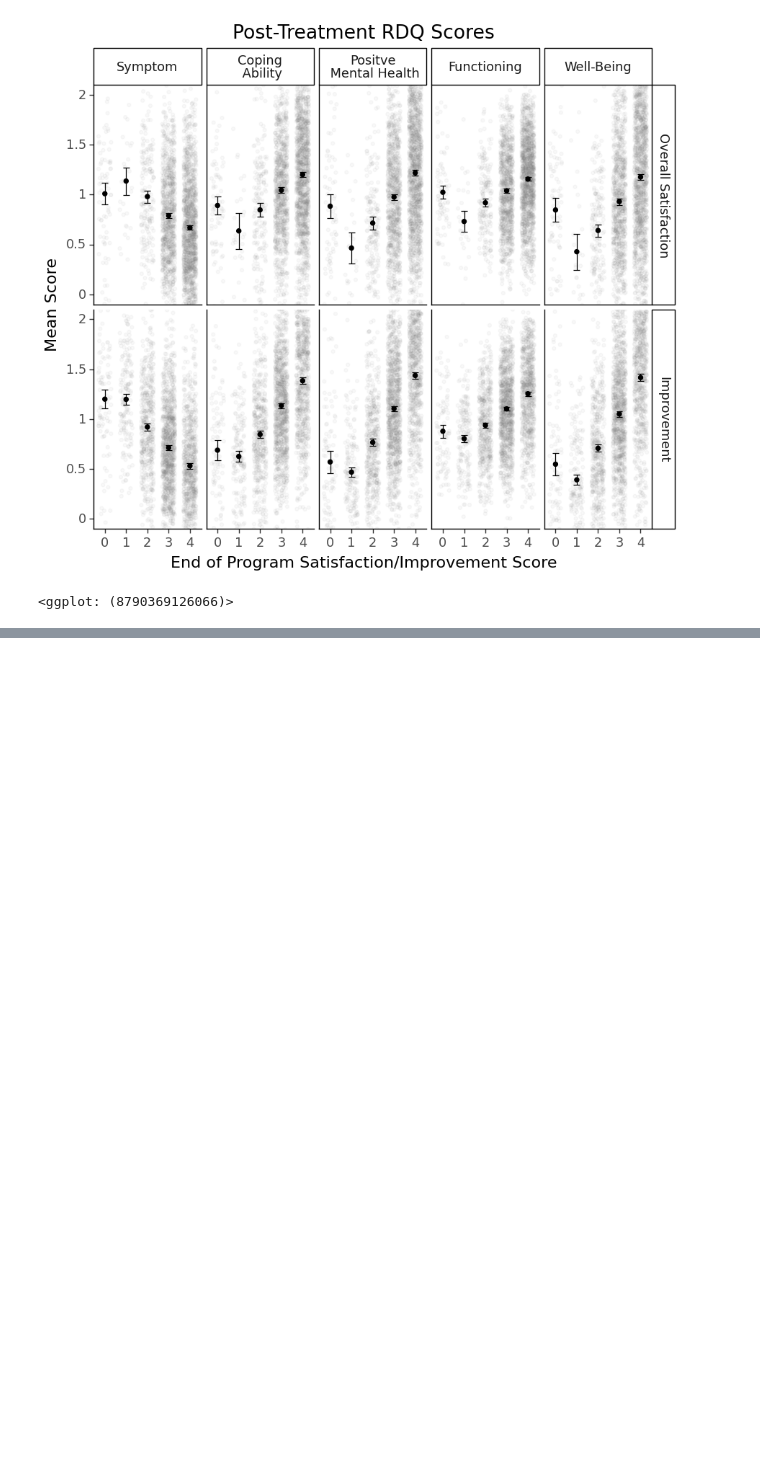
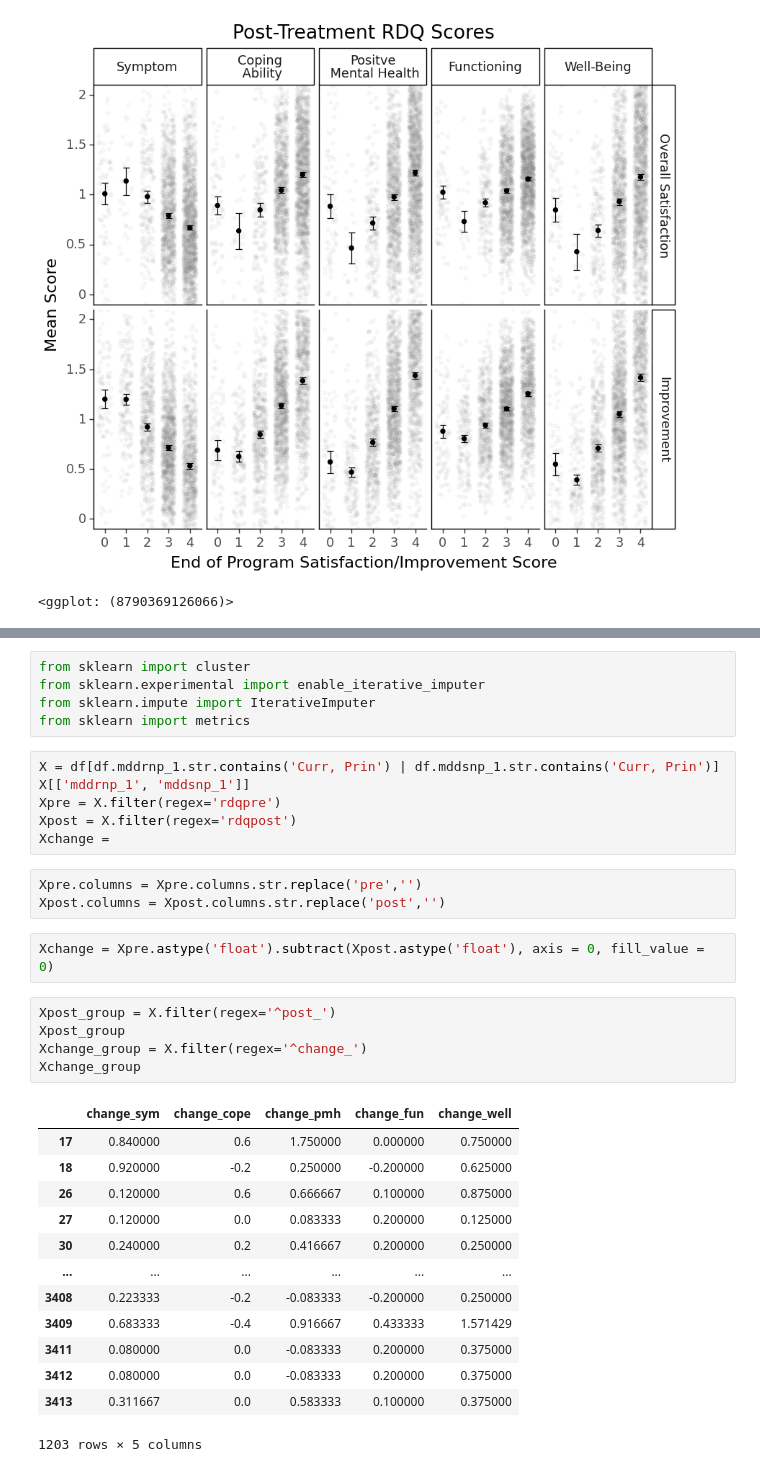
Before and after one commit to sin-ying-lin/phpTxOutcome, a Jupyter notebook: Code/Satisfaction_RDQ.ipynb, the cells around one changed output, grey strips where cells are left out. Drawn from its saved outputs; the diff is of its cells as text; blank space fills up the shorter version.

```diff
--- a/Code/Satisfaction_RDQ.ipynb
+++ b/Code/Satisfaction_RDQ.ipynb
@@ -242,0 +260,35 @@ ggplot(df_long2, aes(x='satvalue', y='rdqvalue')) + \
+# %%
+from sklearn import cluster
+from sklearn.experimental import enable_iterative_imputer
+from sklearn.impute import IterativeImputer
+from sklearn import metrics
+# %%
+X = df[df.mddrnp_1.str.contains('Curr, Prin') | df.mddsnp_1.str.contains('Curr, Prin')]
+X[['mddrnp_1', 'mddsnp_1']]
+Xpre = X.filter(regex='rdqpre')
+Xpost = X.filter(regex='rdqpost')
+Xchange =
+# %%
+Xpre.columns = Xpre.columns.str.replace('pre','')
+Xpost.columns = Xpost.columns.str.replace('post','')
+# %%
+Xchange = Xpre.astype('float').subtract(Xpost.astype('float'), axis = 0, fill_value = 0)
+# %%
+Xpost_group = X.filter(regex='^post_')
+Xpost_group
+Xchange_group = X.filter(regex='^change_')
+Xchange_group
+# %% [output]
+|  | change_sym | change_cope | change_pmh | change_fun | change_well |
+| 17 | 0.840000 | 0.6 | 1.750000 | 0.000000 | 0.750000 |
+| 18 | 0.920000 | -0.2 | 0.250000 | -0.200000 | 0.625000 |
+| 26 | 0.120000 | 0.6 | 0.666667 | 0.100000 | 0.875000 |
+| 27 | 0.120000 | 0.0 | 0.083333 | 0.200000 | 0.125000 |
+| 30 | 0.240000 | 0.2 | 0.416667 | 0.200000 | 0.250000 |
+| ... | ... | ... | ... | ... | ... |
+| 3408 | 0.223333 | -0.2 | -0.083333 | -0.200000 | 0.250000 |
+| 3409 | 0.683333 | -0.4 | 0.916667 | 0.433333 | 1.571429 |
+| 3411 | 0.080000 | 0.0 | -0.083333 | 0.200000 | 0.375000 |
+| 3412 | 0.080000 | 0.0 | -0.083333 | 0.200000 | 0.375000 |
+| 3413 | 0.311667 | 0.0 | 0.583333 | 0.100000 | 0.375000 |
+1203 rows × 5 columns
```
Also changed, not shown: parts of 19 cells of this notebook, 1 other file.
